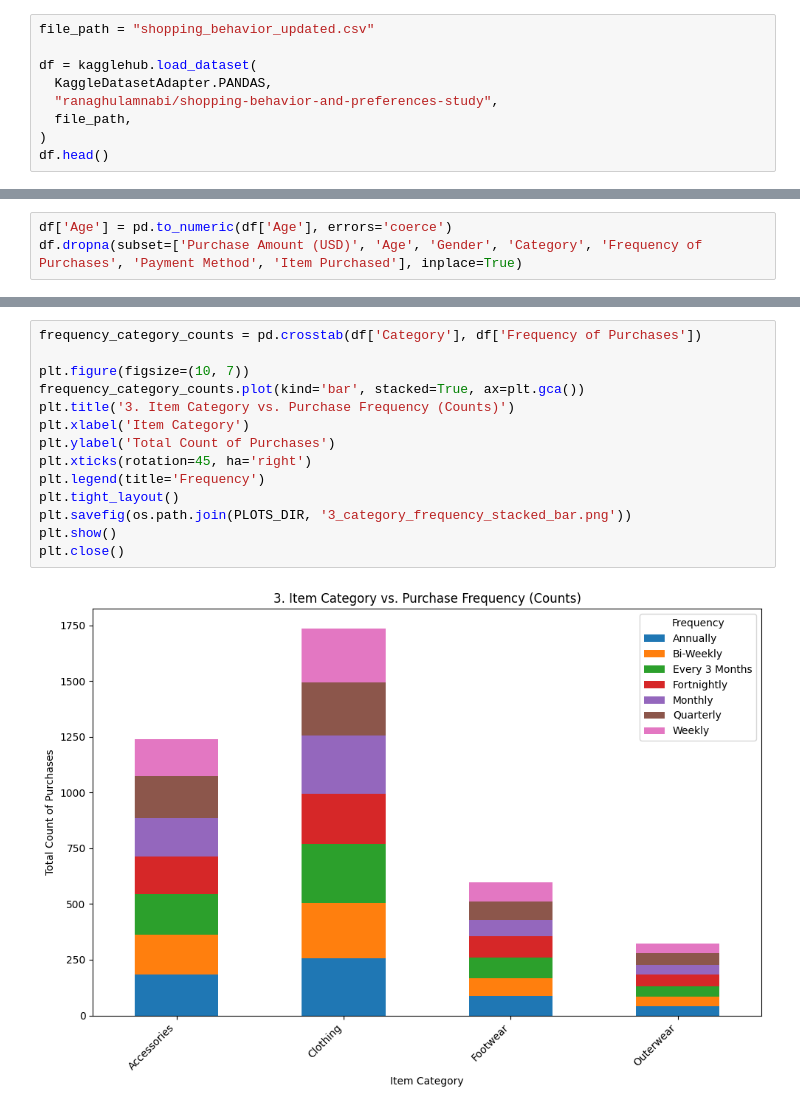
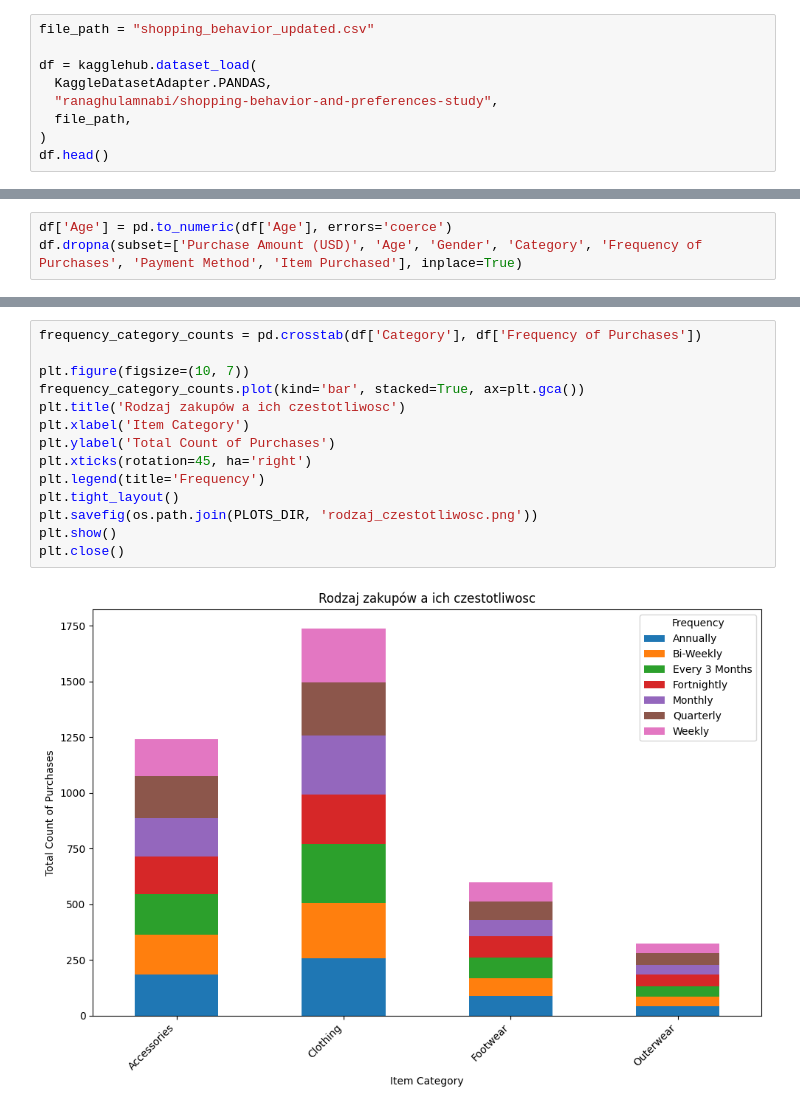
Before and after one commit to MarcinCho/NOD, a Jupyter notebook: ZAD_234/zad2.ipynb, the cells around one changed output, grey strips where cells are left out. Cells and saved outputs as stored; diff of their text form.

```diff
--- a/ZAD_234/zad2.ipynb
+++ b/ZAD_234/zad2.ipynb
@@ -19,7 +18,7 @@ import os
 # %%
 file_path = "shopping_behavior_updated.csv"
 
-df = kagglehub.load_dataset(
+df = kagglehub.dataset_load(
   KaggleDatasetAdapter.PANDAS,
   "ranaghulamnabi/shopping-behavior-and-preferences-study",
   file_path,
@@ -136,19 +135,19 @@ plt.close()
 # %%
 frequency_category_counts = pd.crosstab(df['Category'], df['Frequency of Purchases'])
 
 plt.figure(figsize=(10, 7))
 frequency_category_counts.plot(kind='bar', stacked=True, ax=plt.gca())
-plt.title('3. Item Category vs. Purchase Frequency (Counts)')
+plt.title('Rodzaj zakupów a ich czestotliwosc')
 plt.xlabel('Item Category')
 plt.ylabel('Total Count of Purchases')
 plt.xticks(rotation=45, ha='right')
 plt.legend(title='Frequency')
 plt.tight_layout()
-plt.savefig(os.path.join(PLOTS_DIR, '3_category_frequency_stacked_bar.png'))
+plt.savefig(os.path.join(PLOTS_DIR, 'rodzaj_czestotliwosc.png'))
 plt.show()
 plt.close()
 # %% [output]
-[figure, old version]
+[figure, new version]
 # %%
 heatmap_data = df.pivot_table(
     index='Payment Method',
```
Also changed, not shown: parts of 4 cells of this notebook, 2 other files.
